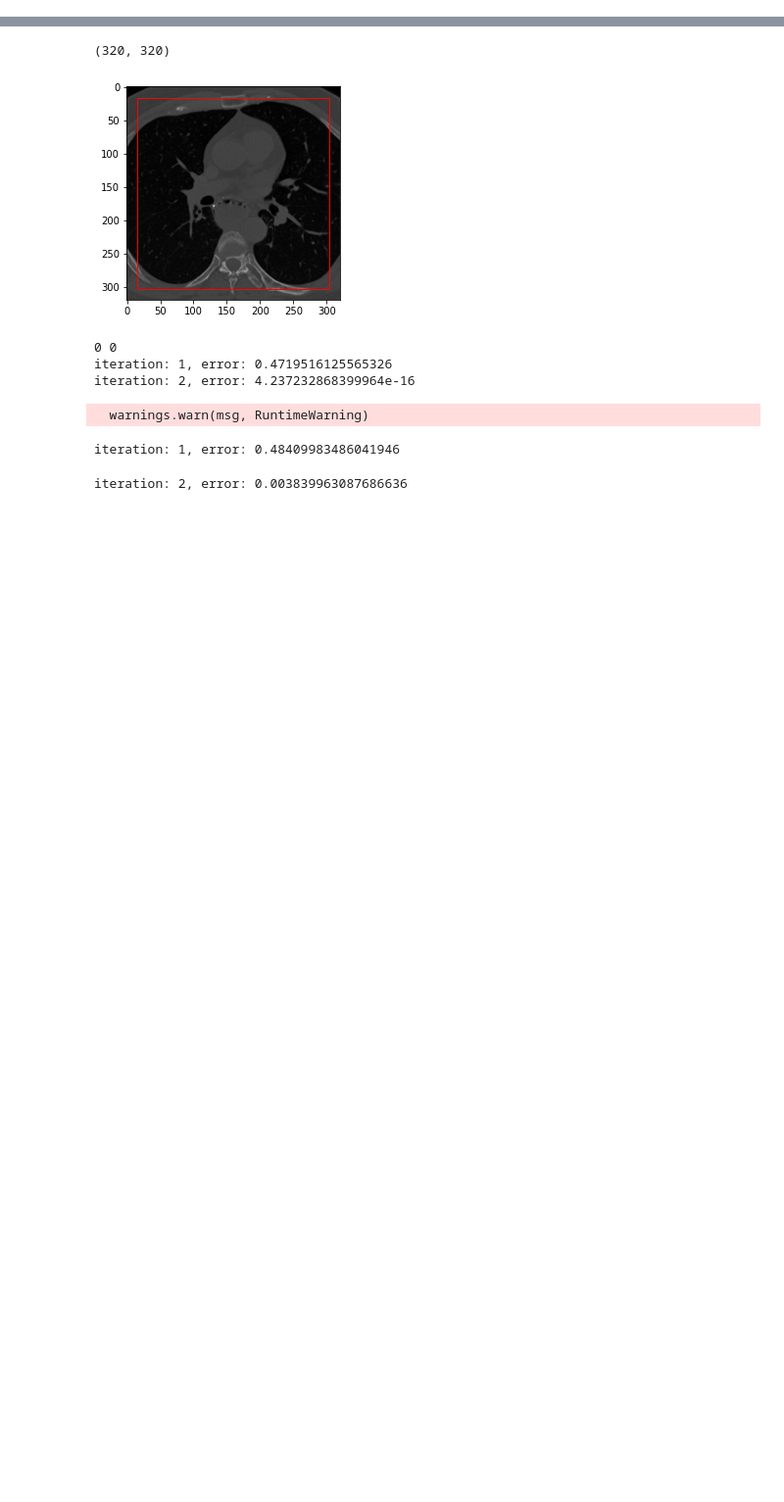
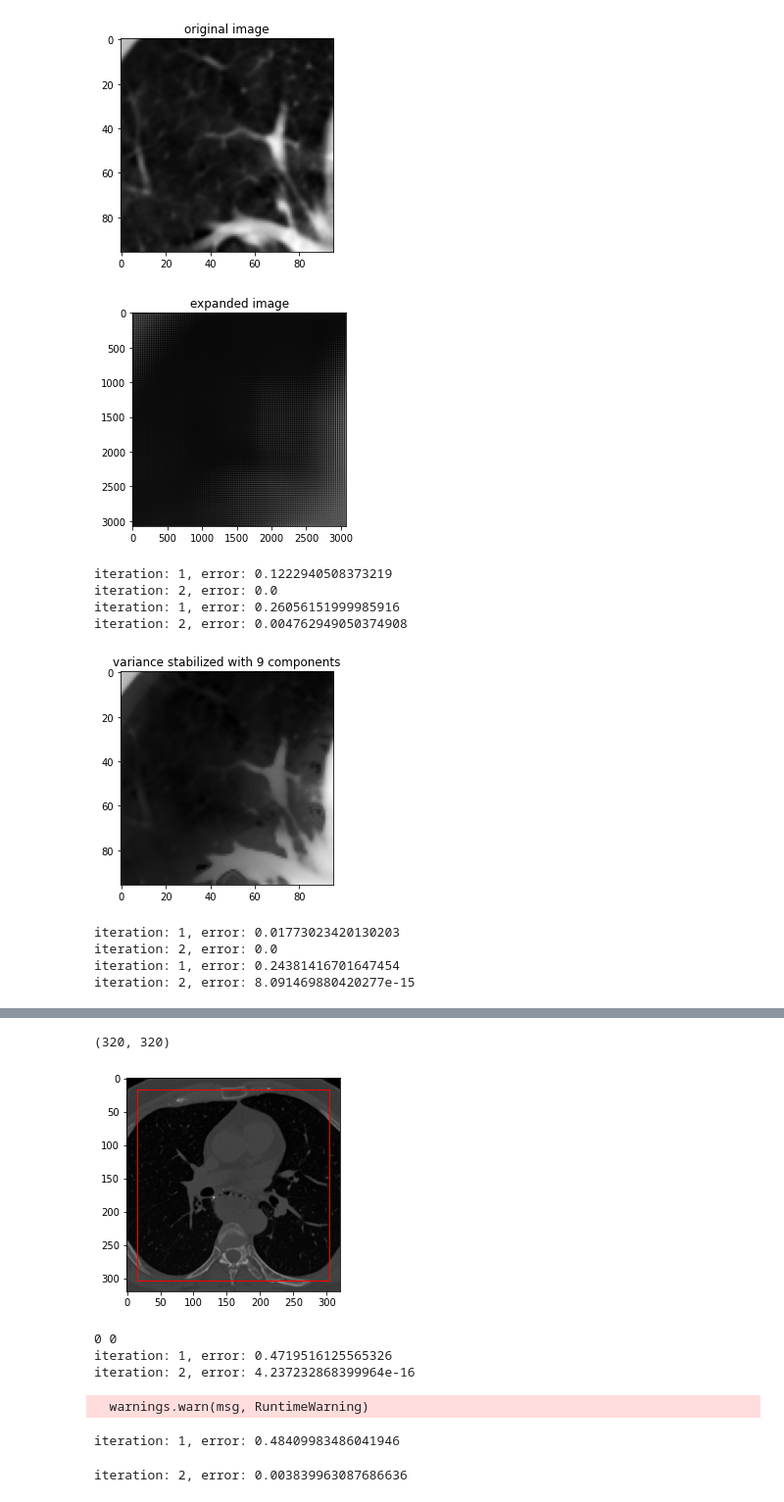
Before and after one commit to s-mostafa-a/CT-noise-statistical-characterization, a Jupyter notebook: notebooks/debug.ipynb, the cells around one changed output, grey strips where cells are left out. Shown at 98% size. Saved outputs shown, nothing was run; the diff lists cells and outputs as text; code cells hidden in the pictures; blank space fills up the shorter version.

```diff
--- a/notebooks/debug.ipynb
+++ b/notebooks/debug.ipynb
@@ -19,0 +21,43 @@ from ct_charachterization import run_third_algorithm
+# %%
+img = np.load(f'../resources/2d_img.npy')[90:410, 90:410]
+luna = np.load(f'../resources/luna_cropped.npy')
+mu_9 = np.array([-987, -810, -540, -370, -160, 0, 100, 240, 340])
+mu_5 = np.array([-1000, -700, -84, 40, 200])
+
+
+y = luna[:128,:128]
+plt.imshow(y[16:112,16:112], cmap='gray')
+plt.title("original image")
+plt.show()
+
+big_y = expand(small_img=y, neighborhood_size=32)
+big_y = big_y[16 * 32:(128-16) * 32, 16 * 32:(128-16) * 32]
+plt.imshow(big_y, cmap='gray')
+plt.title("expanded image")
+plt.show()
+
+
+big_y_stab_9 = run_third_algorithm(big_y, mu_9, non_central=True, constant_c=10, neighborhood_size=32, max_iter=5)
+y_stab_9 = contract(big_img=big_y_stab_9, neighborhood_size=32)
+plt.imshow(y_stab_9, cmap='gray')
+plt.title("variance stabilized with 9 components")
+plt.show()
+
+
+big_y_stab_5 = run_third_algorithm(big_y, mu_5, non_central=True, constant_c=10, neighborhood_size=32, max_iter=5)
+y_stab_5 = contract(big_img=big_y_stab_5, neighborhood_size=32)
+plt.imshow(y_stab_5, cmap='gray')
+plt.title("variance stabilized with 5 components")
+plt.show()
+# %% [output]
+[figure, added]
+[figure, added]
+iteration: 1, error: 0.1222940508373219
+iteration: 2, error: 0.0
+iteration: 1, error: 0.26056151999985916
+iteration: 2, error: 0.004762949050374908
+[figure, added]
+iteration: 1, error: 0.01773023420130203
+iteration: 2, error: 0.0
+iteration: 1, error: 0.24381416701647454
+iteration: 2, error: 8.091469880420277e-15
```
Also changed, not shown: parts of 7 cells of this notebook.
